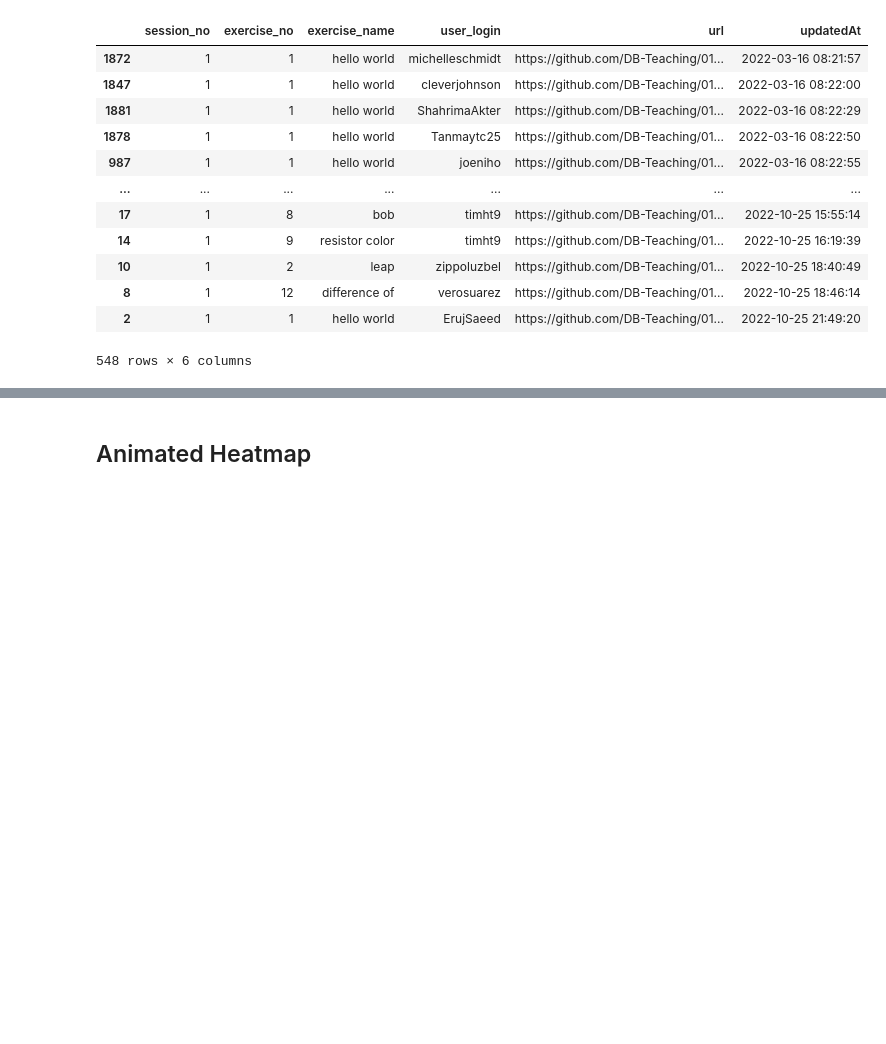
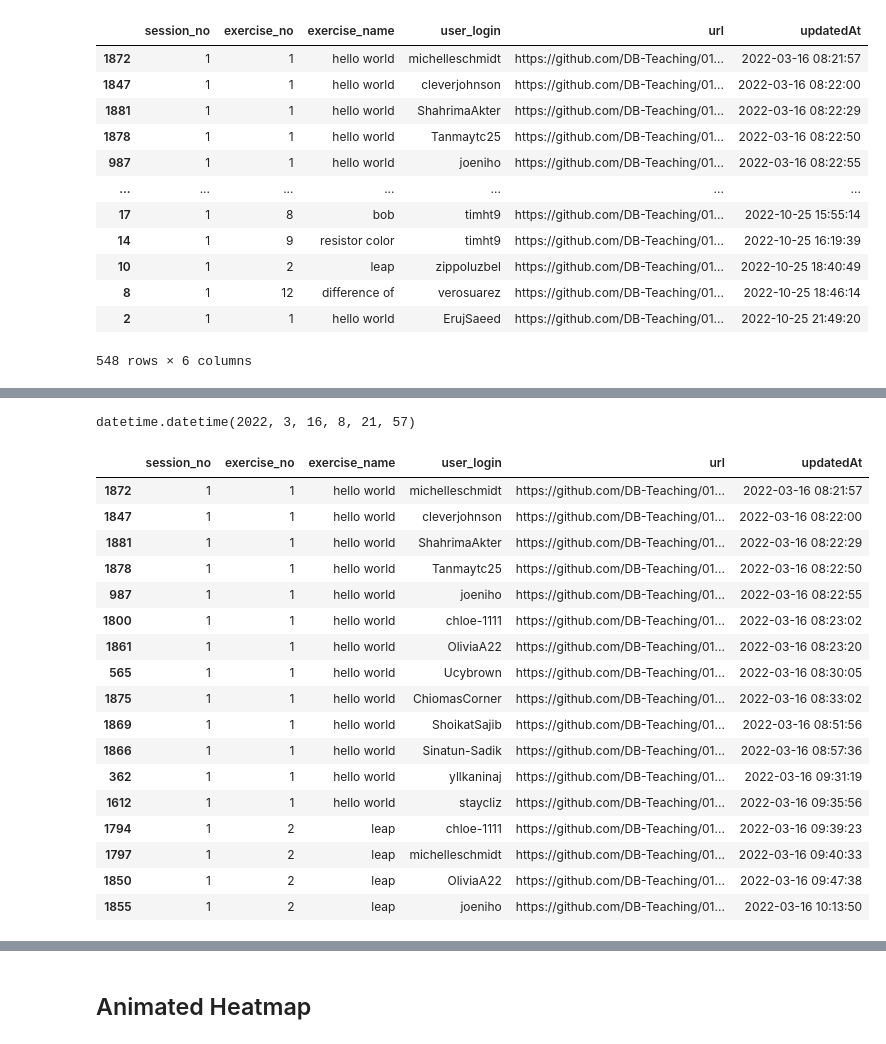
Before and after one commit to dominikb1888/INCO, a Jupyter notebook: Session_03/github_users.ipynb, the cells around one changed output, grey strips where cells are left out. Drawn from its saved outputs; the diff is of its cells as text; code cells hidden in the pictures; blank space fills up the shorter version.

```diff
--- a/Session_03/github_users.ipynb
+++ b/Session_03/github_users.ipynb
@@ -220,0 +263,25 @@ fig.savefig("heatmap.png")
+# %%
+list(dff.updatedAt)[0].to_pydatetime()
+# %% [output]
+datetime.datetime(2022, 3, 16, 8, 21, 57)
+# %%
+dff[dff.updatedAt <= datetime.strptime("2022-03-16 11:00:00", '%Y-%m-%d %H:%M:%S')]
+# %% [output]
+|  | session_no | exercise_no | exercise_name | user_login | url | updatedAt |
+| 1872 | 1 | 1 | hello world | michelleschmidt | https://github.com/DB-Teaching/01... | 2022-03-16 08:21:57 |
+| 1847 | 1 | 1 | hello world | cleverjohnson | https://github.com/DB-Teaching/01... | 2022-03-16 08:22:00 |
+| 1881 | 1 | 1 | hello world | ShahrimaAkter | https://github.com/DB-Teaching/01... | 2022-03-16 08:22:29 |
+| 1878 | 1 | 1 | hello world | Tanmaytc25 | https://github.com/DB-Teaching/01... | 2022-03-16 08:22:50 |
+| 987 | 1 | 1 | hello world | joeniho | https://github.com/DB-Teaching/01... | 2022-03-16 08:22:55 |
+| 1800 | 1 | 1 | hello world | chloe-1111 | https://github.com/DB-Teaching/01... | 2022-03-16 08:23:02 |
+| 1861 | 1 | 1 | hello world | OliviaA22 | https://github.com/DB-Teaching/01... | 2022-03-16 08:23:20 |
+| 565 | 1 | 1 | hello world | Ucybrown | https://github.com/DB-Teaching/01... | 2022-03-16 08:30:05 |
+| 1875 | 1 | 1 | hello world | ChiomasCorner | https://github.com/DB-Teaching/01... | 2022-03-16 08:33:02 |
+| 1869 | 1 | 1 | hello world | ShoikatSajib | https://github.com/DB-Teaching/01... | 2022-03-16 08:51:56 |
+| 1866 | 1 | 1 | hello world | Sinatun-Sadik | https://github.com/DB-Teaching/01... | 2022-03-16 08:57:36 |
+| 362 | 1 | 1 | hello world | yllkaninaj | https://github.com/DB-Teaching/01... | 2022-03-16 09:31:19 |
+| 1612 | 1 | 1 | hello world | staycliz | https://github.com/DB-Teaching/01... | 2022-03-16 09:35:56 |
+| 1794 | 1 | 2 | leap | chloe-1111 | https://github.com/DB-Teaching/01... | 2022-03-16 09:39:23 |
+| 1797 | 1 | 2 | leap | michelleschmidt | https://github.com/DB-Teaching/01... | 2022-03-16 09:40:33 |
+| 1850 | 1 | 2 | leap | OliviaA22 | https://github.com/DB-Teaching/01... | 2022-03-16 09:47:38 |
+| 1855 | 1 | 2 | leap | joeniho | https://github.com/DB-Teaching/01... | 2022-03-16 10:13:50 |
```
Also changed, not shown: parts of 6 cells of this notebook, 3 other files.
